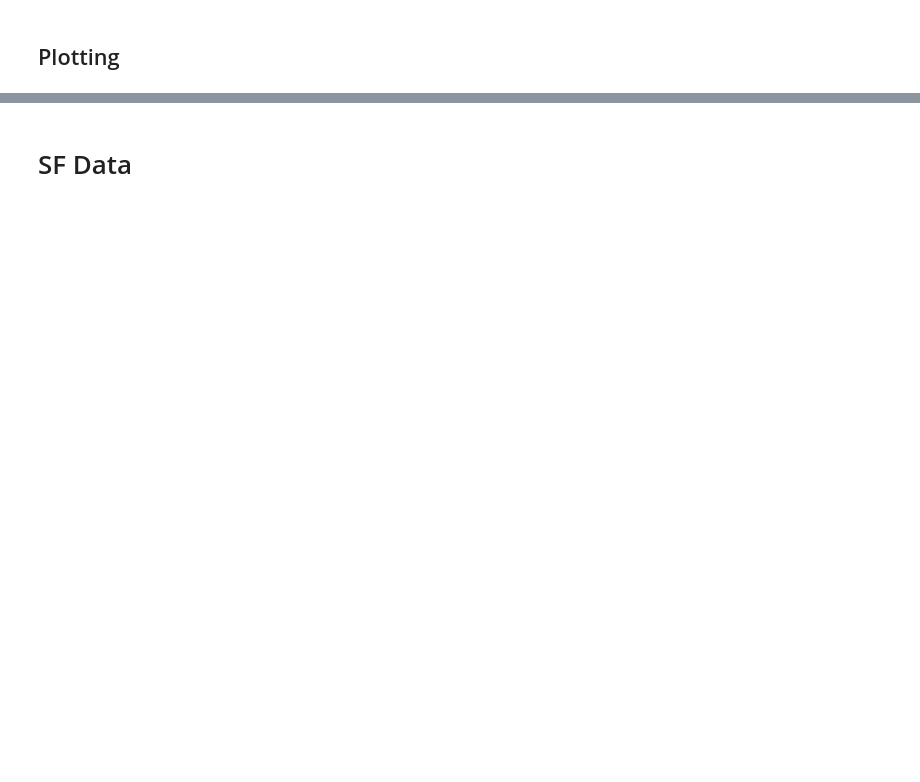
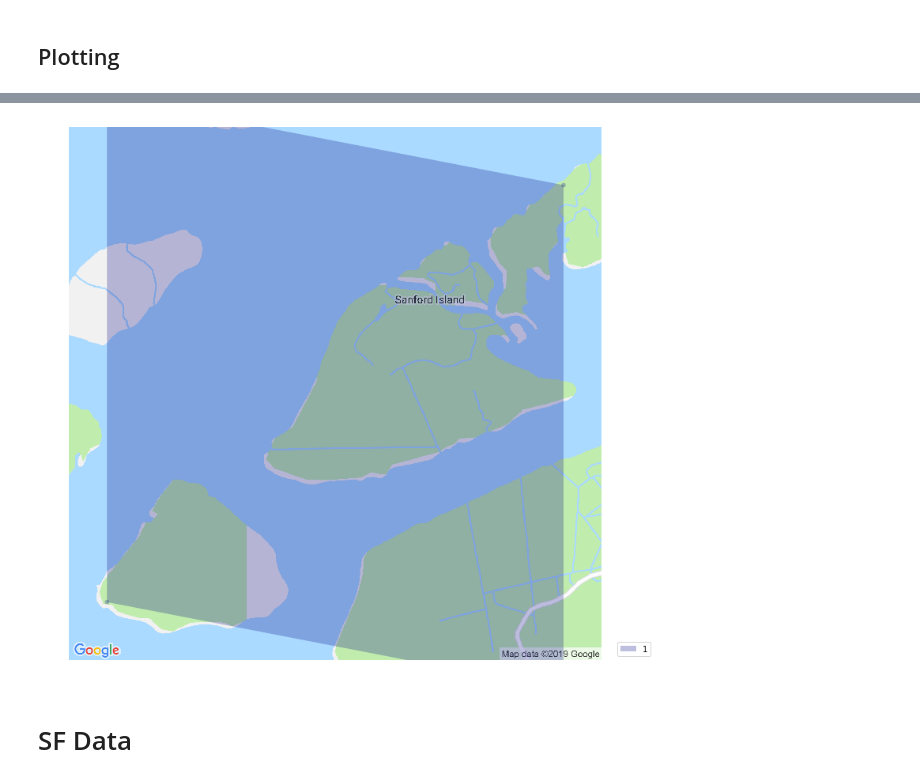
Before and after one commit to crystalxs/NYC-SF-Mapping, a Jupyter notebook: Connect_from_MongoDB_to_Spark.ipynb, the cells around one changed output, grey strips where cells are left out. Cells and saved outputs as stored; diff of their text form; code cells hidden in the pictures; blank space fills up the shorter version.

```diff
--- a/Connect_from_MongoDB_to_Spark.ipynb
+++ b/Connect_from_MongoDB_to_Spark.ipynb
@@ -265,3 +329,7 @@ show_cell('89c258fc')
+# %%
+show_cell(unpopular_cell_id)
+# %% [output]
+[figure, added]
 # %% [markdown]
 # SF Data
 # %%
```
Also changed, not shown: parts of 31 cells of this notebook.
